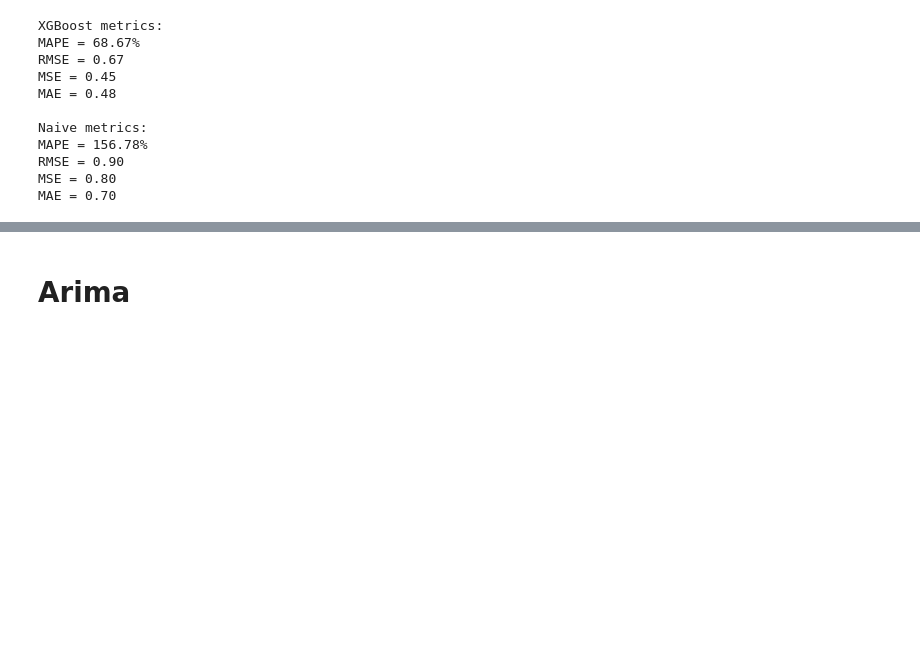
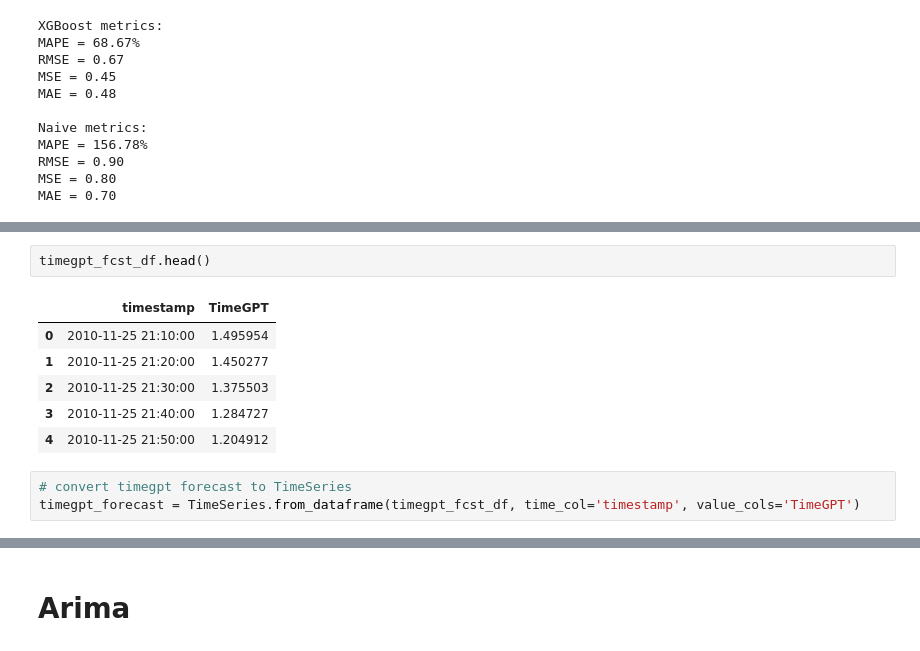
Before and after one commit to kosmydel/stock-timeseries-prediction, a Jupyter notebook: electricity.ipynb, the cells around one changed output, grey strips where cells are left out. Drawn from its saved outputs; the diff is of its cells as text; blank space fills up the shorter version.

```diff
--- a/electricity.ipynb
+++ b/electricity.ipynb
@@ -147,0 +197,12 @@ MAE = 0.70
+# %%
+timegpt_fcst_df.head()
+# %% [output]
+|  | timestamp | TimeGPT |
+| 0 | 2010-11-25 21:10:00 | 1.495954 |
+| 1 | 2010-11-25 21:20:00 | 1.450277 |
+| 2 | 2010-11-25 21:30:00 | 1.375503 |
+| 3 | 2010-11-25 21:40:00 | 1.284727 |
+| 4 | 2010-11-25 21:50:00 | 1.204912 |
+# %%
+# convert timegpt forecast to TimeSeries
+timegpt_forecast = TimeSeries.from_dataframe(timegpt_fcst_df, time_col='timestamp', value_cols='TimeGPT')
```
Also changed, not shown: parts of 13 cells of this notebook.
